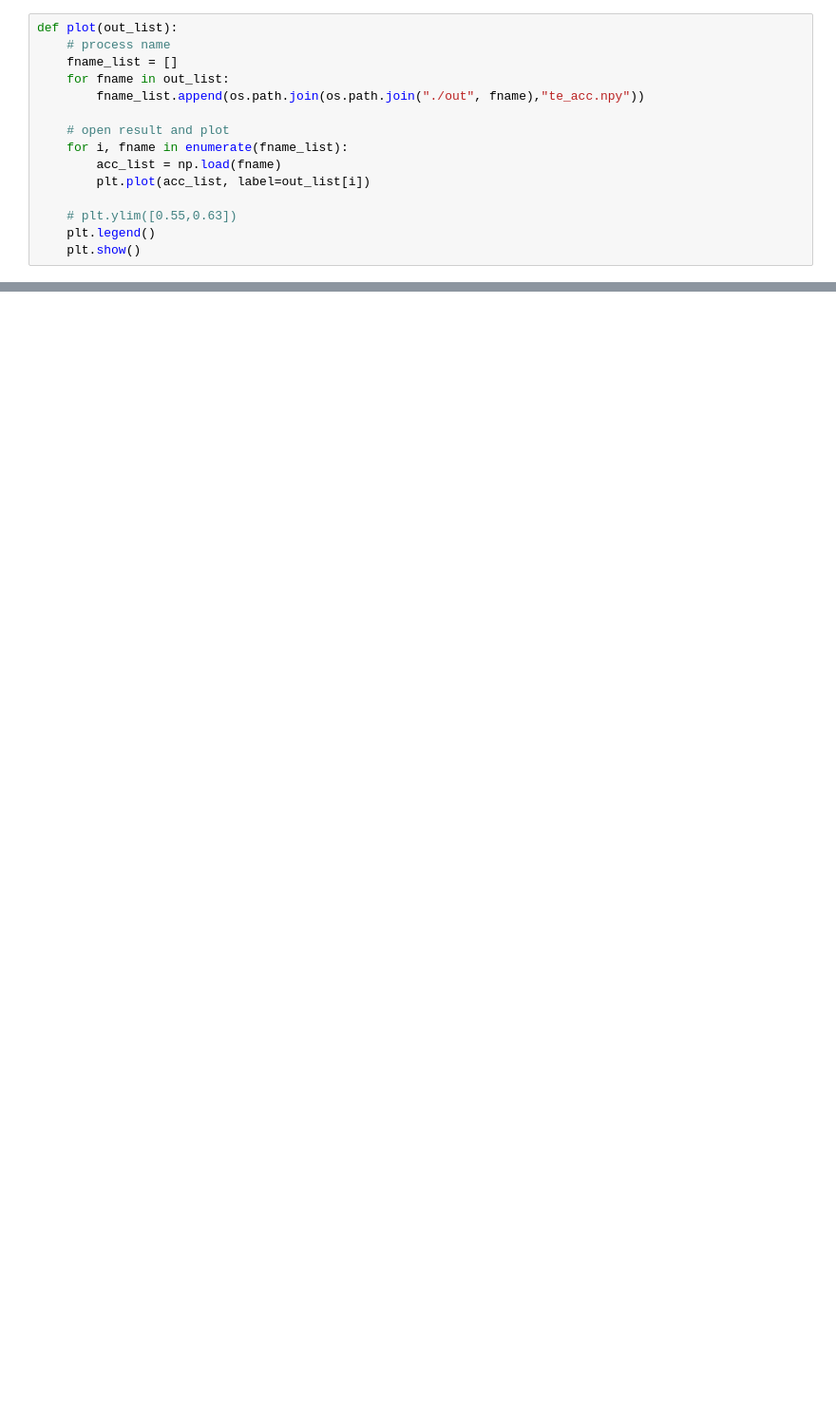
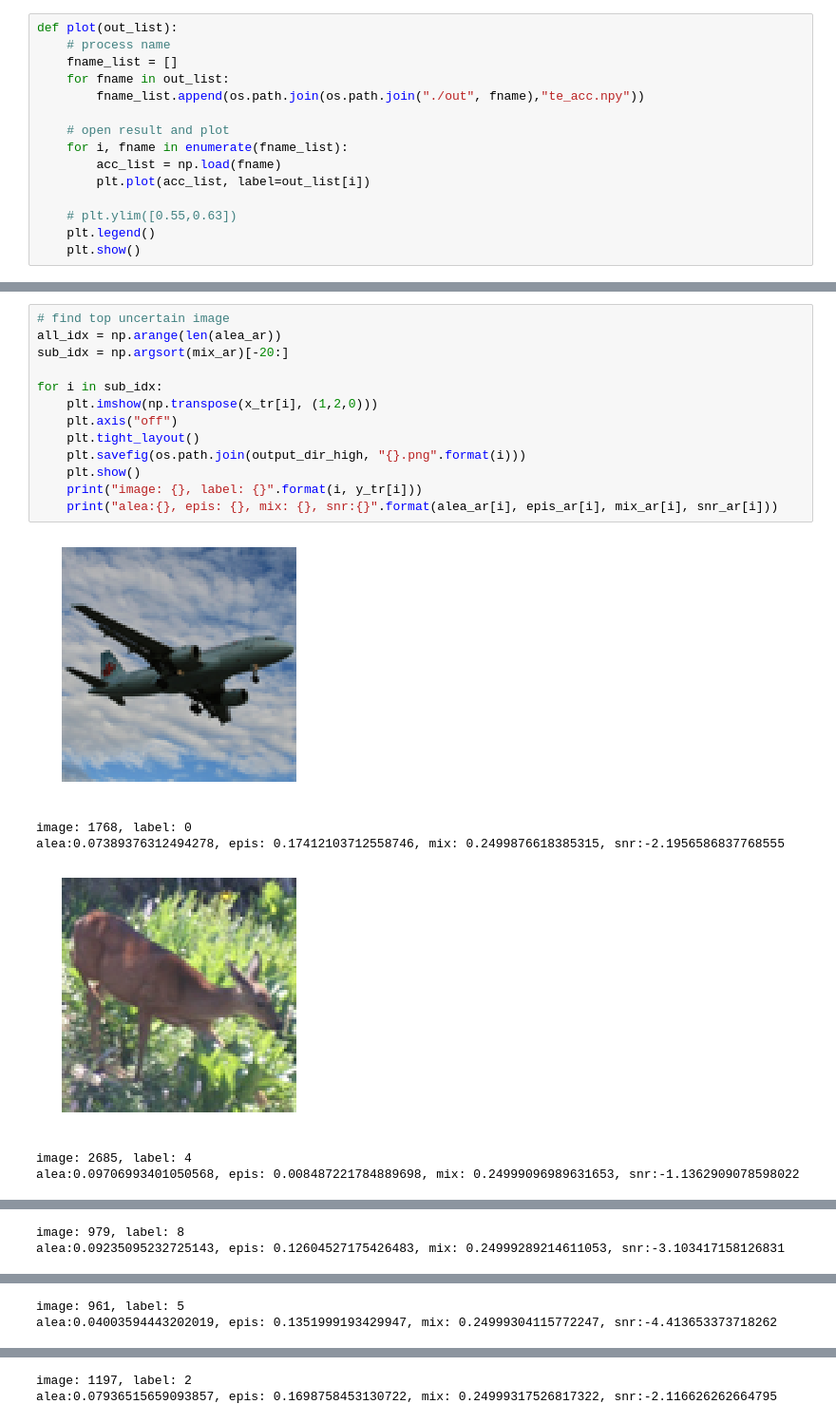
Before and after one commit to RyanWangZf/Bayes-CL, a Jupyter notebook: UCL-Image/plot_out.ipynb, the cells around one changed output, grey strips where cells are left out. Shown at 95% size. Saved outputs shown, nothing was run; the diff lists cells and outputs as text; blank space fills up the shorter version.

```diff
--- a/UCL-Image/plot_out.ipynb
+++ b/UCL-Image/plot_out.ipynb
@@ -27,0 +134,20 @@ plot(out_list)
+# %%
+# find top uncertain image
+all_idx = np.arange(len(alea_ar))
+sub_idx = np.argsort(mix_ar)[-20:]
+
+for i in sub_idx:
+    plt.imshow(np.transpose(x_tr[i], (1,2,0)))
+    plt.axis("off")
+    plt.tight_layout()
+    plt.savefig(os.path.join(output_dir_high, "{}.png".format(i)))
+    plt.show()
+    print("image: {}, label: {}".format(i, y_tr[i]))
+    print("alea:{}, epis: {}, mix: {}, snr:{}".format(alea_ar[i], epis_ar[i], mix_ar[i], snr_ar[i]))
+# %% [output]
+[figure, added]
+image: 1768, label: 0
+alea:0.07389376312494278, epis: 0.17412103712558746, mix: 0.2499876618385315, snr:-2.1956586837768555
+[figure, added]
+image: 2685, label: 4
+alea:0.09706993401050568, epis: 0.008487221784889698, mix: 0.24999096989631653, snr:-1.1362909078598022
@@ -27,0 +155,2 @@ plot(out_list)
+image: 979, label: 8
+alea:0.09235095232725143, epis: 0.12604527175426483, mix: 0.24999289214611053, snr:-3.103417158126831
@@ -27,0 +158,2 @@ plot(out_list)
+image: 961, label: 5
+alea:0.04003594443202019, epis: 0.1351999193429947, mix: 0.24999304115772247, snr:-4.413653373718262
@@ -27,0 +161,2 @@ plot(out_list)
+image: 1197, label: 2
+alea:0.07936515659093857, epis: 0.1698758453130722, mix: 0.24999317526817322, snr:-2.116626262664795
```
Also changed, not shown: parts of 8 cells of this notebook, 31 other files.
